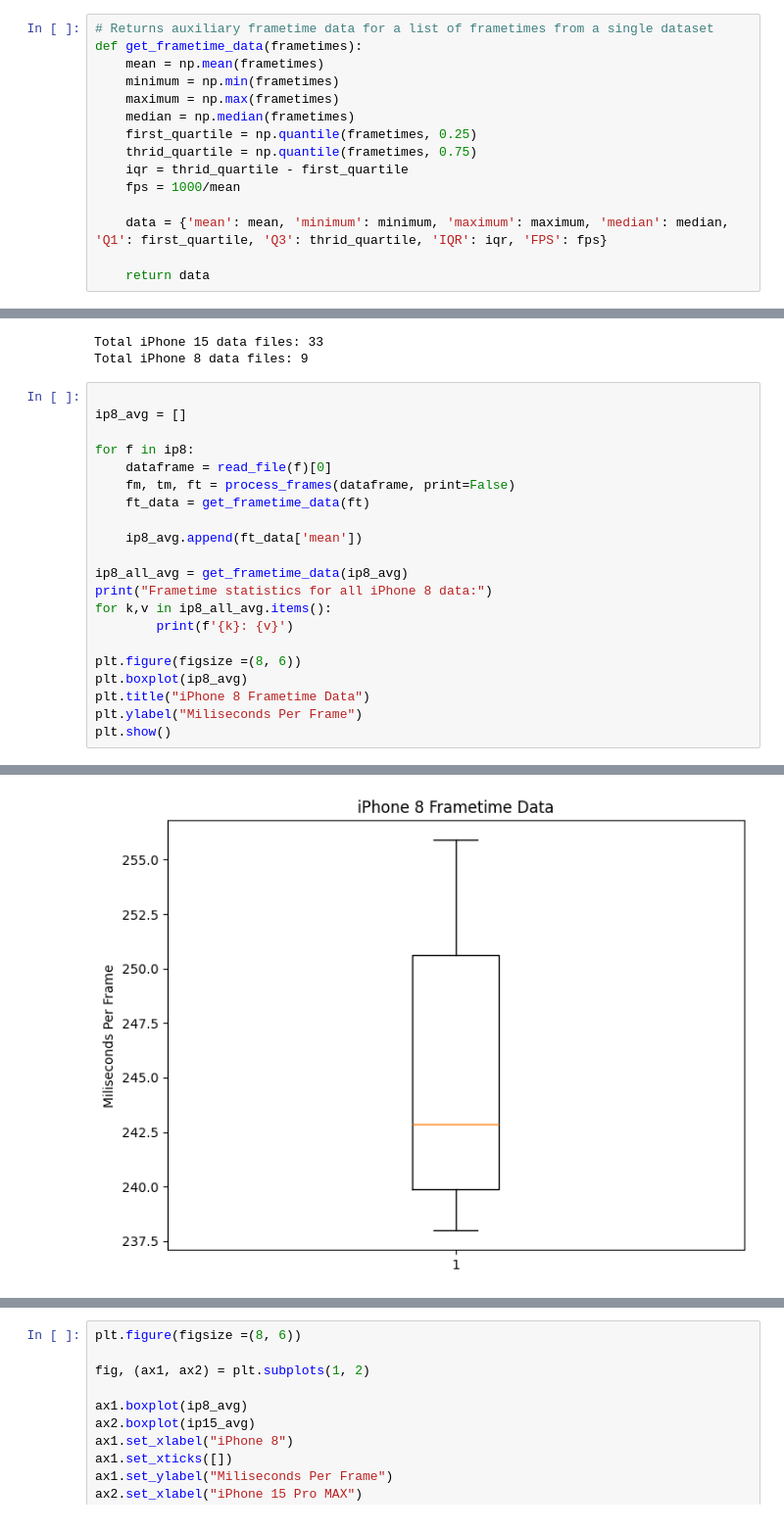
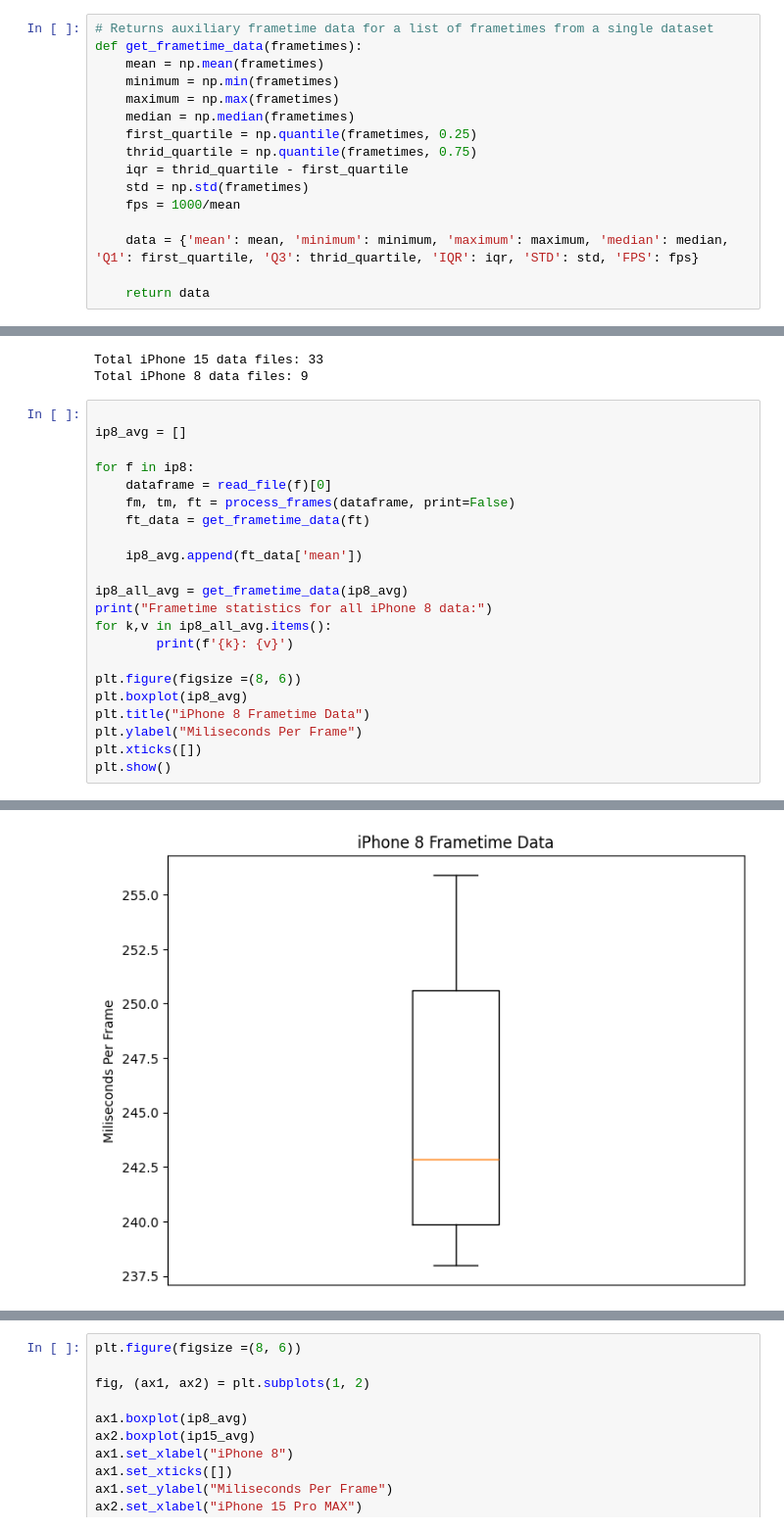
Before and after one commit to csu-hci-projects/FA23-FoldAR-Step-by-step-Instructions-for-Folding-Paper-Models-in-AR, a Jupyter notebook: FoldAR_Analysis.ipynb, the cells around one changed output, grey strips where cells are left out. Shown at 98% size. Cells and saved outputs as stored; diff of their text form.

```diff
--- a/FoldAR_Analysis.ipynb
+++ b/FoldAR_Analysis.ipynb
@@ -83,9 +83,10 @@ def get_frametime_data(frametimes):
     first_quartile = np.quantile(frametimes, 0.25)
     thrid_quartile = np.quantile(frametimes, 0.75)
     iqr = thrid_quartile - first_quartile
+    std = np.std(frametimes)
     fps = 1000/mean
 
-    data = {'mean': mean, 'minimum': minimum, 'maximum': maximum, 'median': median, 'Q1': first_quartile, 'Q3': thrid_quartile, 'IQR': iqr, 'FPS': fps}
+    data = {'mean': mean, 'minimum': minimum, 'maximum': maximum, 'median': median, 'Q1': first_quartile, 'Q3': thrid_quartile, 'IQR': iqr, 'STD': std, 'FPS': fps}
 
     return data
 # %%
@@ -312,6 +313,7 @@ plt.figure(figsize =(8, 6))
 plt.boxplot(ip8_avg)
 plt.title("iPhone 8 Frametime Data")
 plt.ylabel("Miliseconds Per Frame")
+plt.xticks([])
 plt.show()
 # %% [output]
 Frametime statistics for all iPhone 8 data:
@@ -325,4 +329,4 @@ IQR: 10.733029541169088
-[figure, old version]
+[figure, new version]
 # %%
 print()
 ip15_avg = []
```
Also changed, not shown: parts of 3 cells of this notebook.
